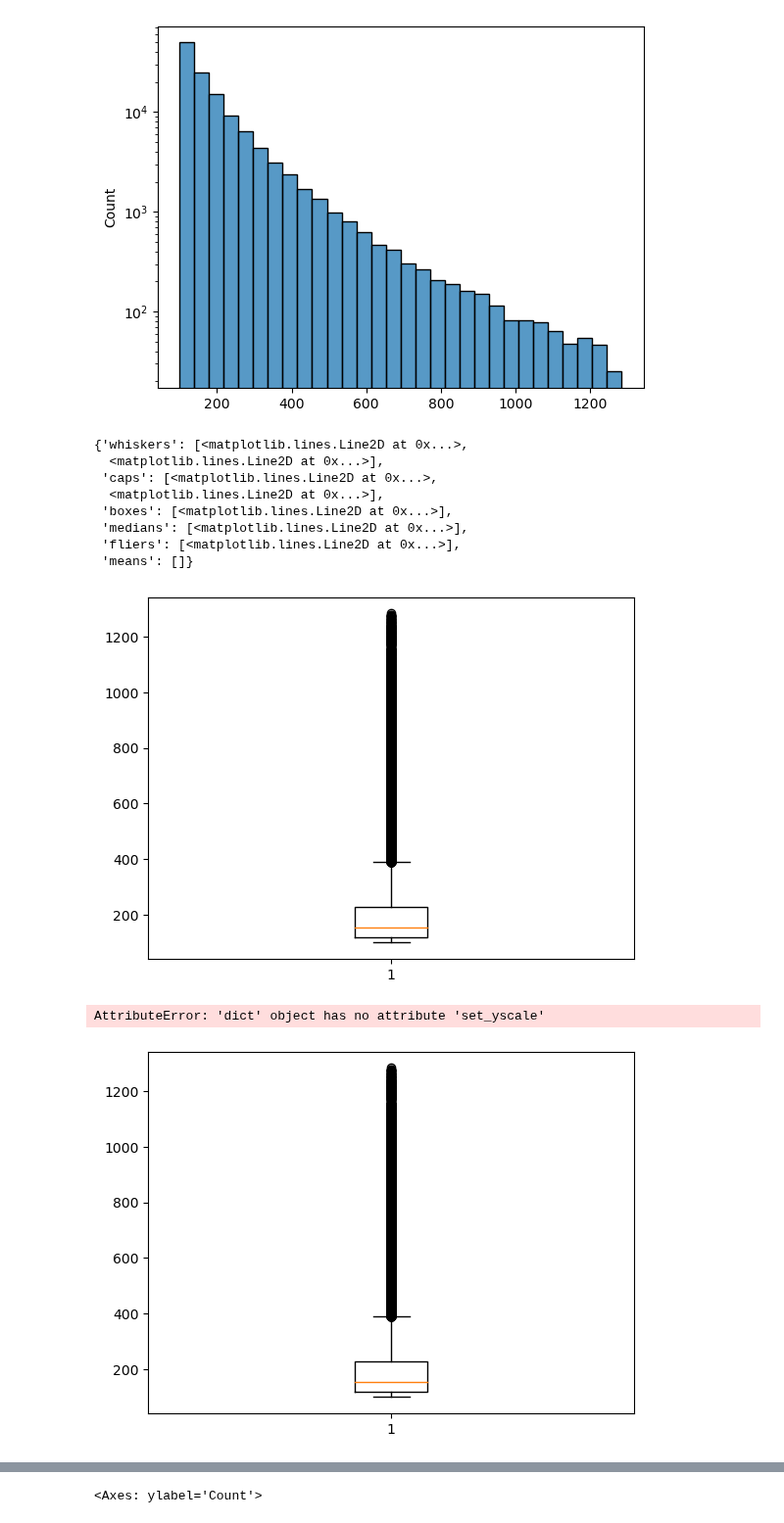
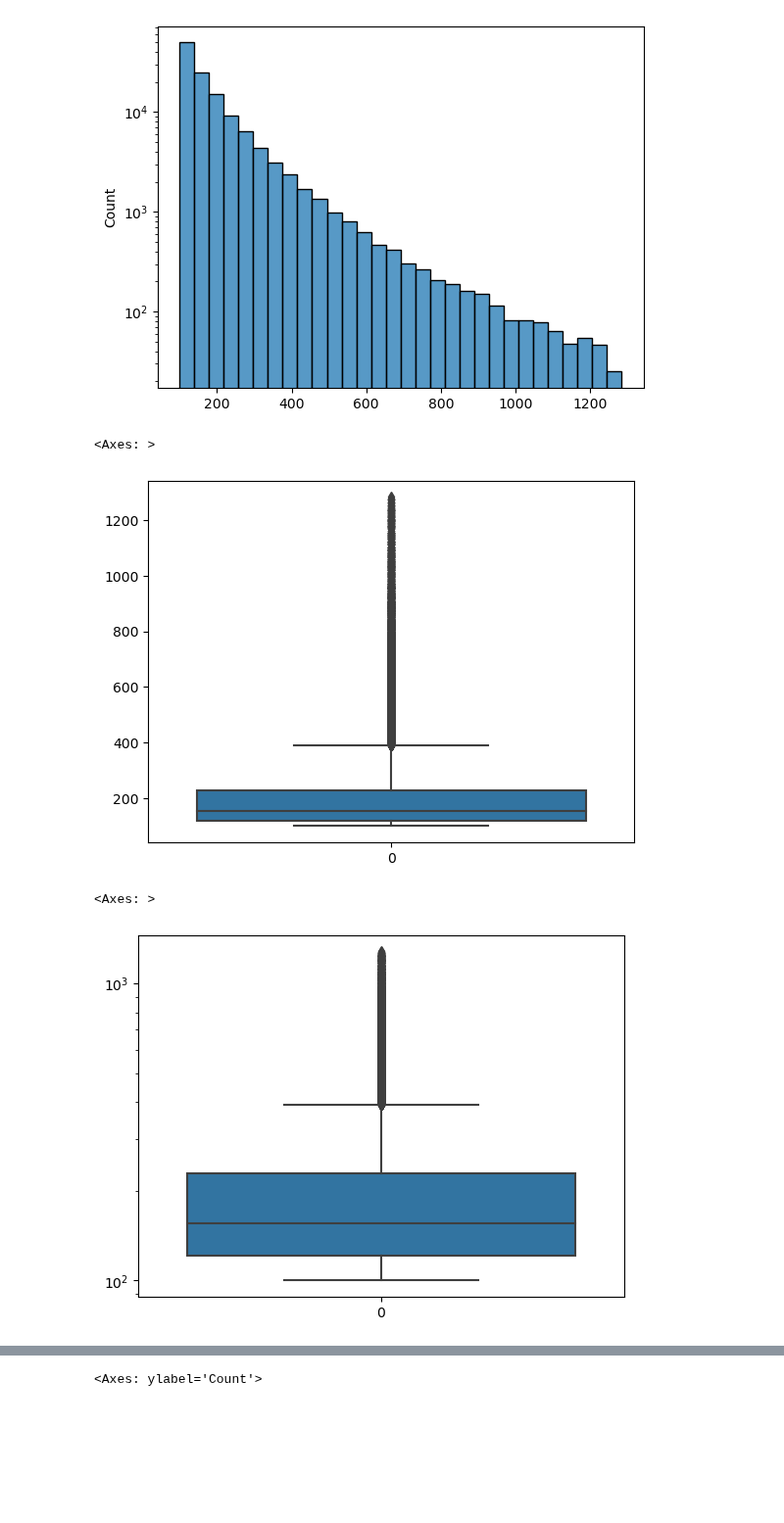
Before and after one commit to akbuchowicz/WB_OLX, a Jupyter notebook: OXL (2).ipynb, the cells around one changed output, grey strips where cells are left out. Shown at 98% size. Cells and saved outputs as stored; diff of their text form; code cells hidden in the pictures; blank space fills up the shorter version.

```diff
--- a/OXL (2).ipynb
+++ b/OXL (2).ipynb
@@ -273,21 +290,14 @@ h1
 <Axes: ylabel='Count'>
 [figure]
 # %%
-plt.boxplot(n_events_per_user)
+sns.boxplot(n_events_per_user.values)
 # %% [output]
-{'whiskers': [<matplotlib.lines.Line2D at 0x...>,
-  <matplotlib.lines.Line2D at 0x...>],
- 'caps': [<matplotlib.lines.Line2D at 0x...>,
-  <matplotlib.lines.Line2D at 0x...>],
- 'boxes': [<matplotlib.lines.Line2D at 0x...>],
- 'medians': [<matplotlib.lines.Line2D at 0x...>],
- 'fliers': [<matplotlib.lines.Line2D at 0x...>],
- 'means': []}
+<Axes: >
-[figure, old version]
+[figure, new version]
 # %%
-h = plt.boxplot(n_events_per_user)
+h = sns.boxplot(n_events_per_user.values)
 h.set_yscale('log')
 h
 # %% [output]
-AttributeError: 'dict' object has no attribute 'set_yscale'
+<Axes: >
-[figure, old version]
+[figure, new version]
```
Also changed, not shown: parts of 67 cells of this notebook.
